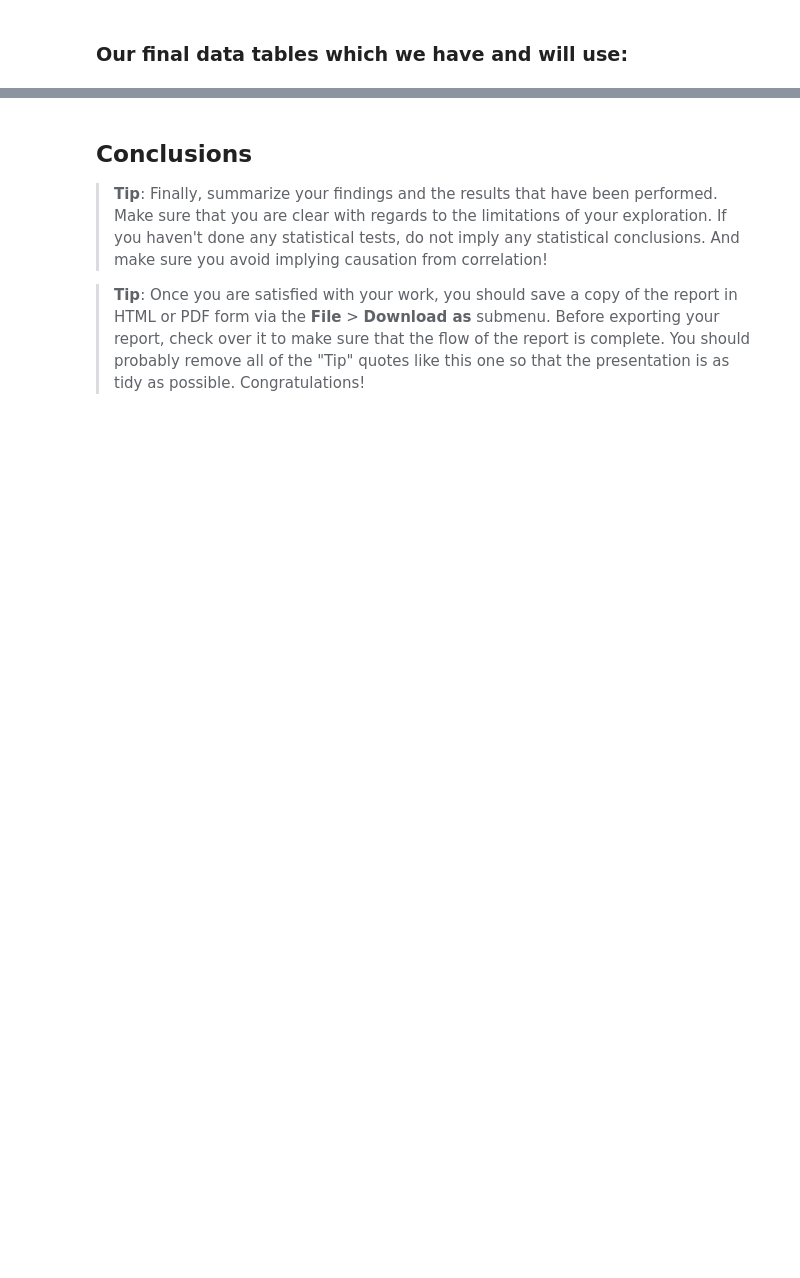
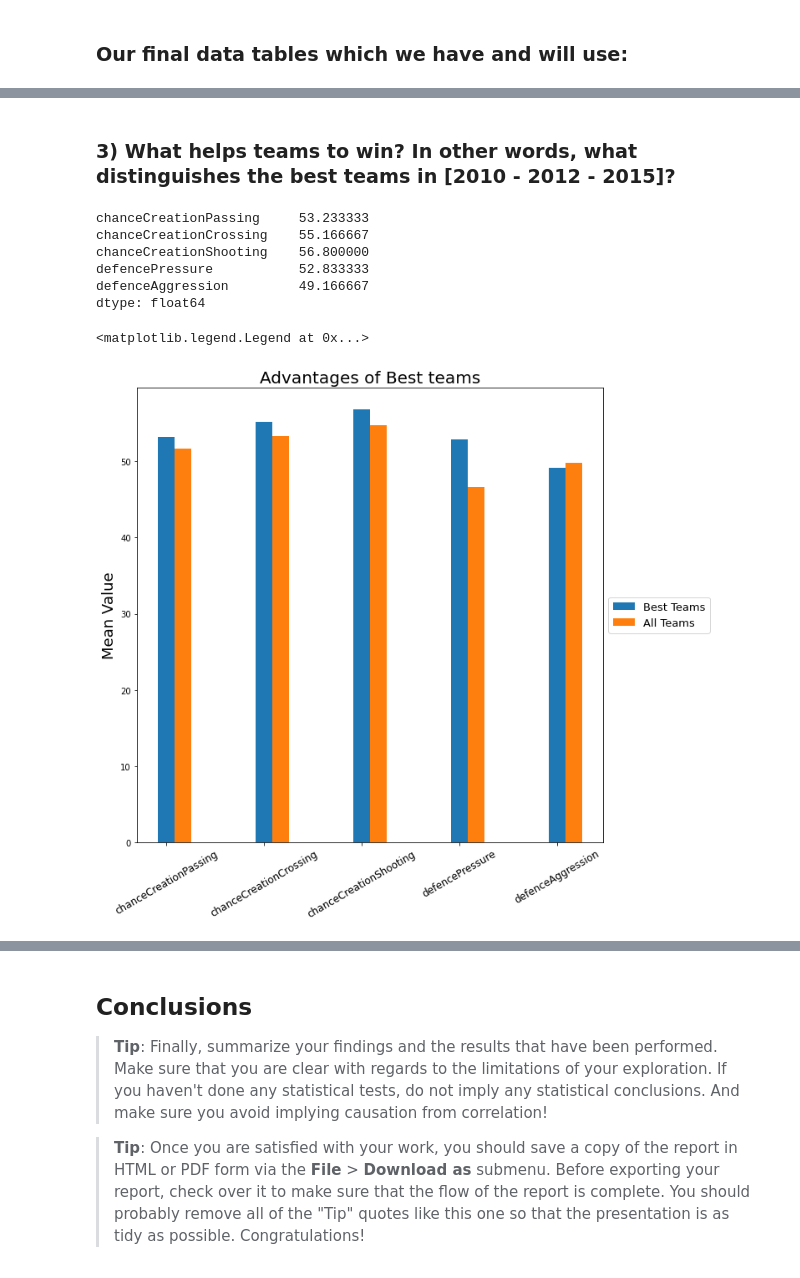
Before and after one commit to mo7amed7assan1911/European-Soccer-Data-Analysis, a Jupyter notebook: investigate-a-dataset-template.ipynb, the cells around one changed output, grey strips where cells are left out. Cells and saved outputs as stored; diff of their text form; code cells hidden in the pictures; blank space fills up the shorter version.

```diff
--- a/investigate-a-dataset-template.ipynb
+++ b/investigate-a-dataset-template.ipynb
@@ -927,0 +727,50 @@ PlayerData.plot(kind='scatter', y='potential', x=['overall_rating'])
+# %% [markdown]
+### 3) What helps teams to win? In other words, what distinguishes the best teams in [2010 - 2012 - 2015]?
+# %%
+v = []
+
+temp = list(Match_League_Country.query('Year in [2010, 2012, 2015]').query('home_team_goal > away_team_goal')['home_team_api_id'].values)  # get winners in home matches.
+
+temp2 = list((Match_League_Country.query('Year in [2010, 2012, 2015]').query('home_team_goal < away_team_goal')['away_team_api_id']))      # get winners in away matches.
+
+for i in temp:
+    v.append(i)
+
+for i in temp2:
+    v.append(i)
+
+# building a dictionary of thease teams ids and their count of vectories:
+vectory = {}
+for team in v:
+    vectory[team] = vectory.get(team, 0) + 1
+
+Vec = pd.DataFrame({'wins': vectory})
+
+Best_10 = Vec['wins'].nlargest(10)
+Best_10_Data = TeamData.query('Year in [2010, 2012, 2015]')[TeamData['team_api_id'].isin(Best_10.index)]
+# %%
+Best_10_Data.mean()[['chanceCreationPassing', 'chanceCreationCrossing', 'chanceCreationShooting', 'defencePressure', 'defenceAggression']]
+# %% [output]
+chanceCreationPassing     53.233333
+chanceCreationCrossing    55.166667
+chanceCreationShooting    56.800000
+defencePressure           52.833333
+defenceAggression         49.166667
+dtype: float64
+# %%
+att = ['chanceCreationPassing', 'chanceCreationCrossing', 'chanceCreationShooting', 'defencePressure', 'defenceAggression']
+
+best_teams = Best_10_Data[att].mean()
+all_teams = TeamData.query('Year in [2010, 2012, 2015]')[att].mean()
+ide = np.arange(0, 35, 7)
+
+plt.rcParams["figure.figsize"] = (10,10)
+plt.bar(ide, best_teams, width=1.2)
+plt.bar(ide+1.2, all_teams, width=1.2)
+plt.xticks(ide, att, rotation=390, fontsize=12)
+plt.ylabel('Mean Value', fontsize=18)
+plt.title('Advantages of Best teams', fontsize=20)
+plt.legend(['Best Teams', 'All Teams'], loc='center left', bbox_to_anchor=(1, 0.5), fontsize=13, prop={'size': 13})
+# %% [output]
+<matplotlib.legend.Legend at 0x...>
+[figure, added]
```
Also changed, not shown: parts of 46 cells of this notebook.
